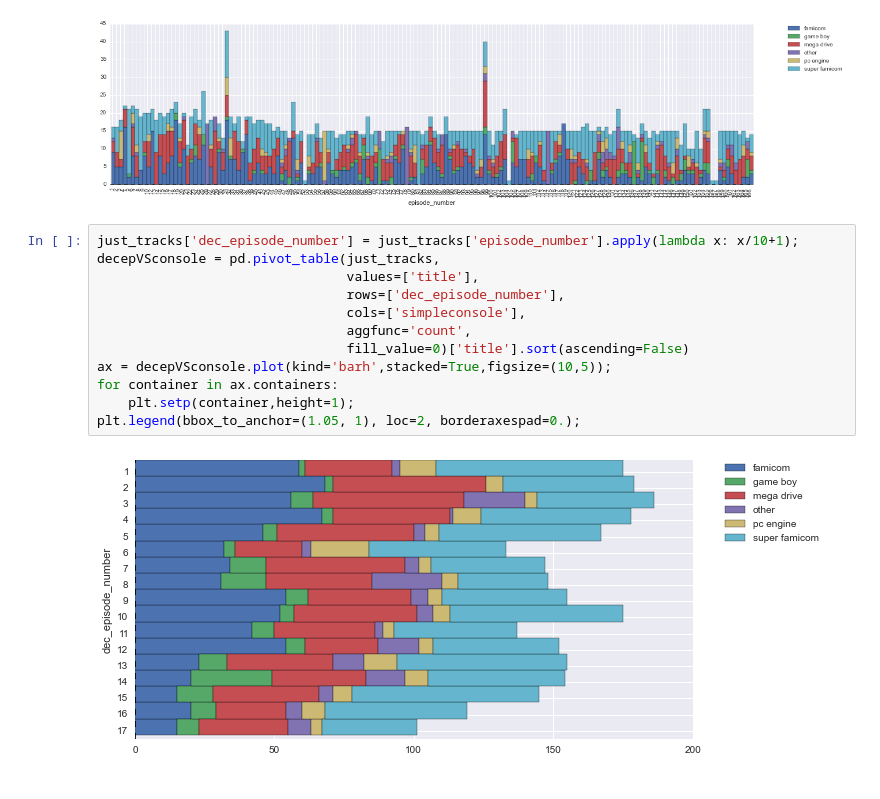
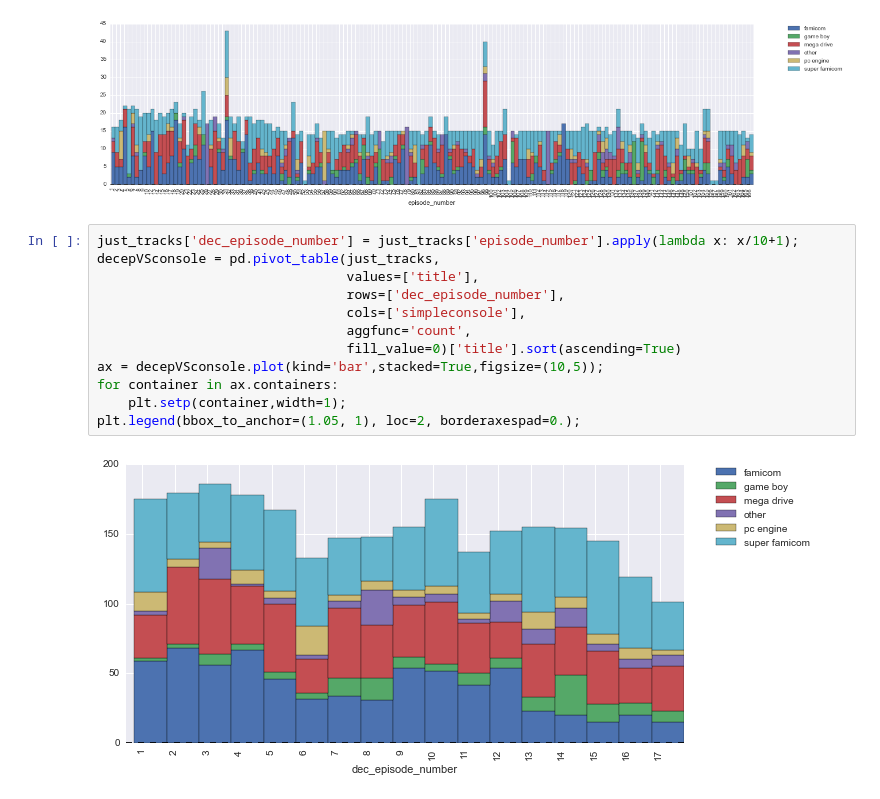
Before and after one commit to sfingram/lmh-analysis, a Jupyter notebook: LMH Analysis.ipynb, the cells around one changed output. Saved outputs shown, nothing was run; the diff lists cells and outputs as text.

Commit message:
Slight graph tweak.

```diff
--- a/LMH Analysis.ipynb
+++ b/LMH Analysis.ipynb
@@ -539,14 +539,14 @@ plt.legend(bbox_to_anchor=(1.05, 1), loc=2, borderaxespad=0.);
 # %%
 just_tracks['dec_episode_number'] = just_tracks['episode_number'].apply(lambda x: x/10+1);
 decepVSconsole = pd.pivot_table(just_tracks,
                                 values=['title'],
                                 rows=['dec_episode_number'],
                                 cols=['simpleconsole'],
                                 aggfunc='count',
-                                fill_value=0)['title'].sort(ascending=False)
-ax = decepVSconsole.plot(kind='barh',stacked=True,figsize=(10,5));
+                                fill_value=0)['title'].sort(ascending=True)
+ax = decepVSconsole.plot(kind='bar',stacked=True,figsize=(10,5));
 for container in ax.containers:
-    plt.setp(container,height=1);
+    plt.setp(container,width=1);
 plt.legend(bbox_to_anchor=(1.05, 1), loc=2, borderaxespad=0.);
 # %% [output]
-[figure, old version]
+[figure, new version]
```
